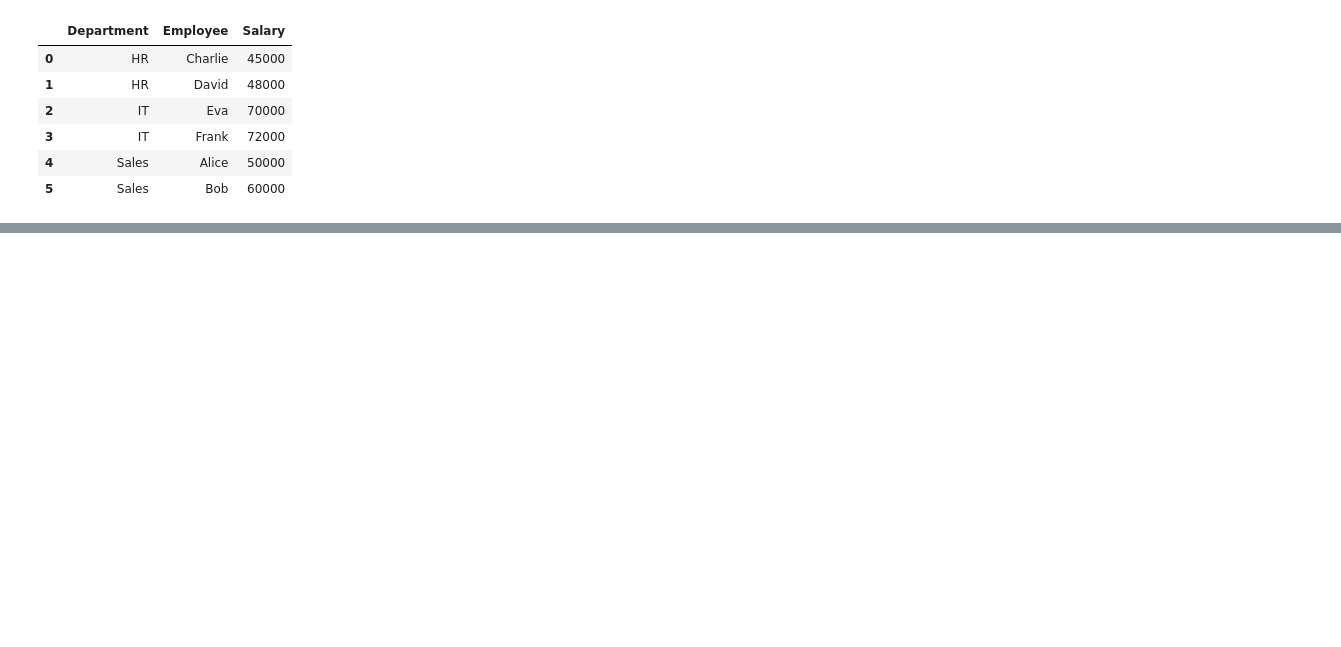
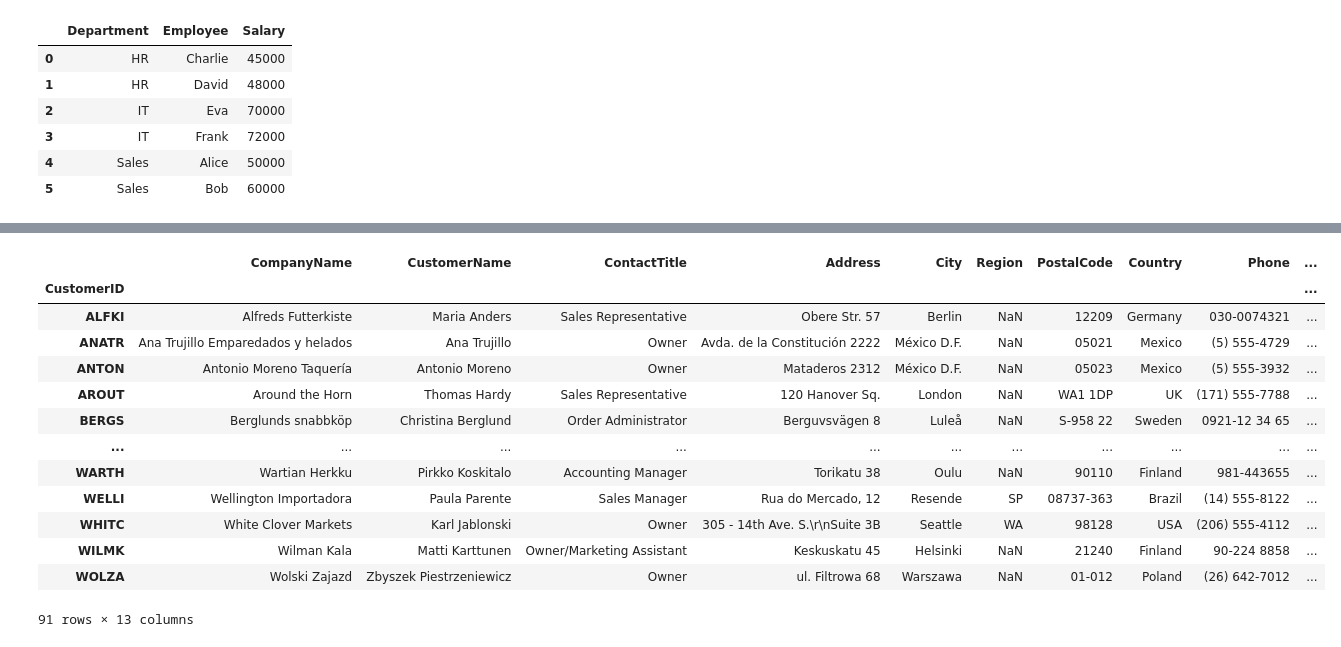
Before and after one commit to sta8isznt/Teaching-Codes-2025-2026, a Jupyter notebook: Data_Analysis_2/Python/test.ipynb, the cells around one changed output, grey strips where cells are left out. Saved outputs shown, nothing was run; the diff lists cells and outputs as text; code cells hidden in the pictures; blank space fills up the shorter version.

```diff
--- a/Data_Analysis_2/Python/test.ipynb
+++ b/Data_Analysis_2/Python/test.ipynb
@@ -172,0 +205,18 @@ s_multi.reset_index()
+# %%
+customers = pd.read_csv('data/customers.csv', index_col='CustomerID')
+customers
+# %% [output]
+|  | CompanyName | CustomerName | ContactTitle | Address | City | Region | PostalCode | Country | Phone | ... |
+| CustomerID |  |  |  |  |  |  |  |  |  | ... |
+| ALFKI | Alfreds Futterkiste | Maria Anders | Sales Representative | Obere Str. 57 | Berlin | NaN | 12209 | Germany | 030-0074321 | ... |
+| ANATR | Ana Trujillo Emparedados y helados | Ana Trujillo | Owner | Avda. de la Constitución 2222 | México D.F. | NaN | 05021 | Mexico | (5) 555-4729 | ... |
+| ANTON | Antonio Moreno Taquería | Antonio Moreno | Owner | Mataderos 2312 | México D.F. | NaN | 05023 | Mexico | (5) 555-3932 | ... |
+| AROUT | Around the Horn | Thomas Hardy | Sales Representative | 120 Hanover Sq. | London | NaN | WA1 1DP | UK | (171) 555-7788 | ... |
+| BERGS | Berglunds snabbköp | Christina Berglund | Order Administrator | Berguvsvägen 8 | Luleå | NaN | S-958 22 | Sweden | 0921-12 34 65 | ... |
+| ... | ... | ... | ... | ... | ... | ... | ... | ... | ... | ... |
+| WARTH | Wartian Herkku | Pirkko Koskitalo | Accounting Manager | Torikatu 38 | Oulu | NaN | 90110 | Finland | 981-443655 | ... |
+| WELLI | Wellington Importadora | Paula Parente | Sales Manager | Rua do Mercado, 12 | Resende | SP | 08737-363 | Brazil | (14) 555-8122 | ... |
+| WHITC | White Clover Markets | Karl Jablonski | Owner | 305 - 14th Ave. S.\r\nSuite 3B | Seattle | WA | 98128 | USA | (206) 555-4112 | ... |
+| WILMK | Wilman Kala | Matti Karttunen | Owner/Marketing Assistant | Keskuskatu 45 | Helsinki | NaN | 21240 | Finland | 90-224 8858 | ... |
+| WOLZA | Wolski Zajazd | Zbyszek Piestrzeniewicz | Owner | ul. Filtrowa 68 | Warszawa | NaN | 01-012 | Poland | (26) 642-7012 | ... |
+91 rows × 13 columns
```
Also changed, not shown: parts of 11 cells of this notebook, 8 other files.
